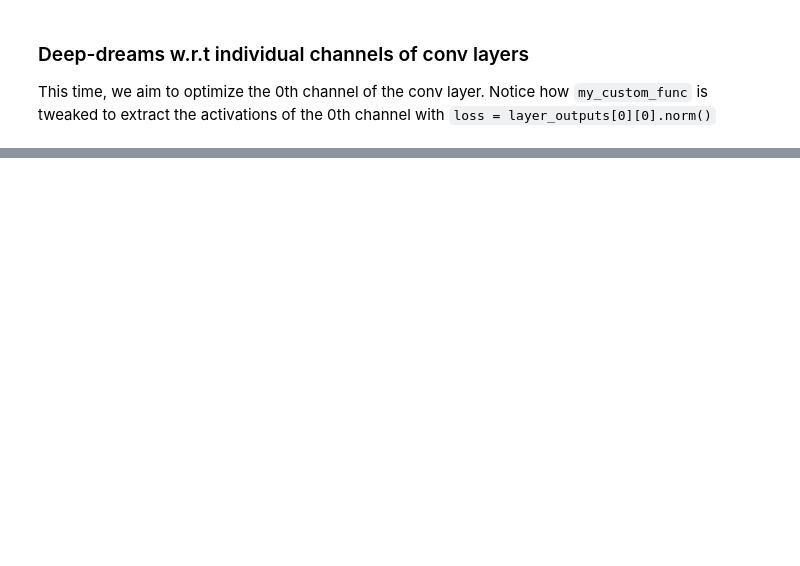
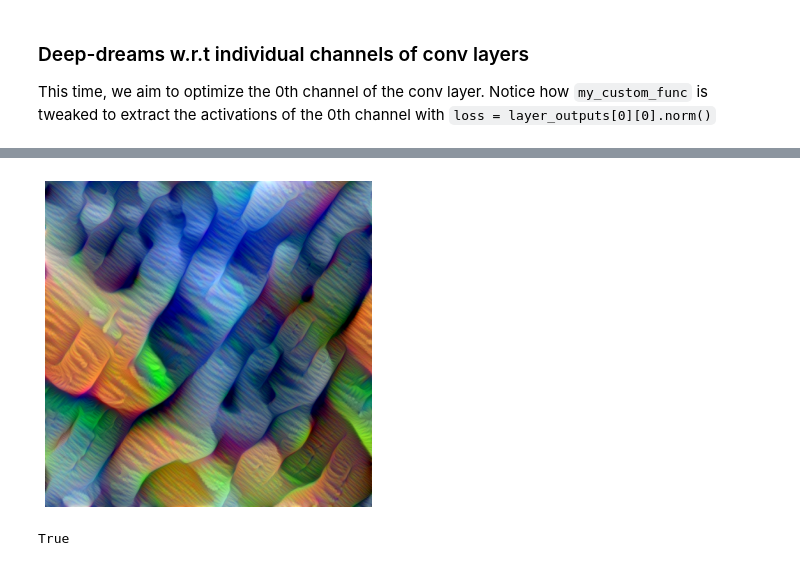
Before and after one commit to Mayukhdeb/torch-dreams-notebooks, a Jupyter notebook: notebooks/torch_dreams_showcase_googlenet.ipynb, the cells around one changed output, grey strips where cells are left out. Saved outputs shown, nothing was run; the diff lists cells and outputs as text; code cells hidden in the pictures; blank space fills up the shorter version.

```diff
--- a/notebooks/torch_dreams_showcase_googlenet.ipynb
+++ b/notebooks/torch_dreams_showcase_googlenet.ipynb
@@ -73,0 +110,10 @@ out = dreamy_boi.deep_dream(
+# %%
+plt.rcParams['figure.figsize'] = 6,6
+plt.axis("off")
+plt.imshow(out_single_channel_2)
+plt.show()
+
+cv2.imwrite("images/raw_output/googlenet.inception3b.branch1.conv.channel_12.jpg", cv2.cvtColor(out_single_channel_2*255, cv2.COLOR_BGR2RGB))
+# %% [output]
+[figure, added]
+True
```
Also changed, not shown: parts of 12 cells of this notebook.
